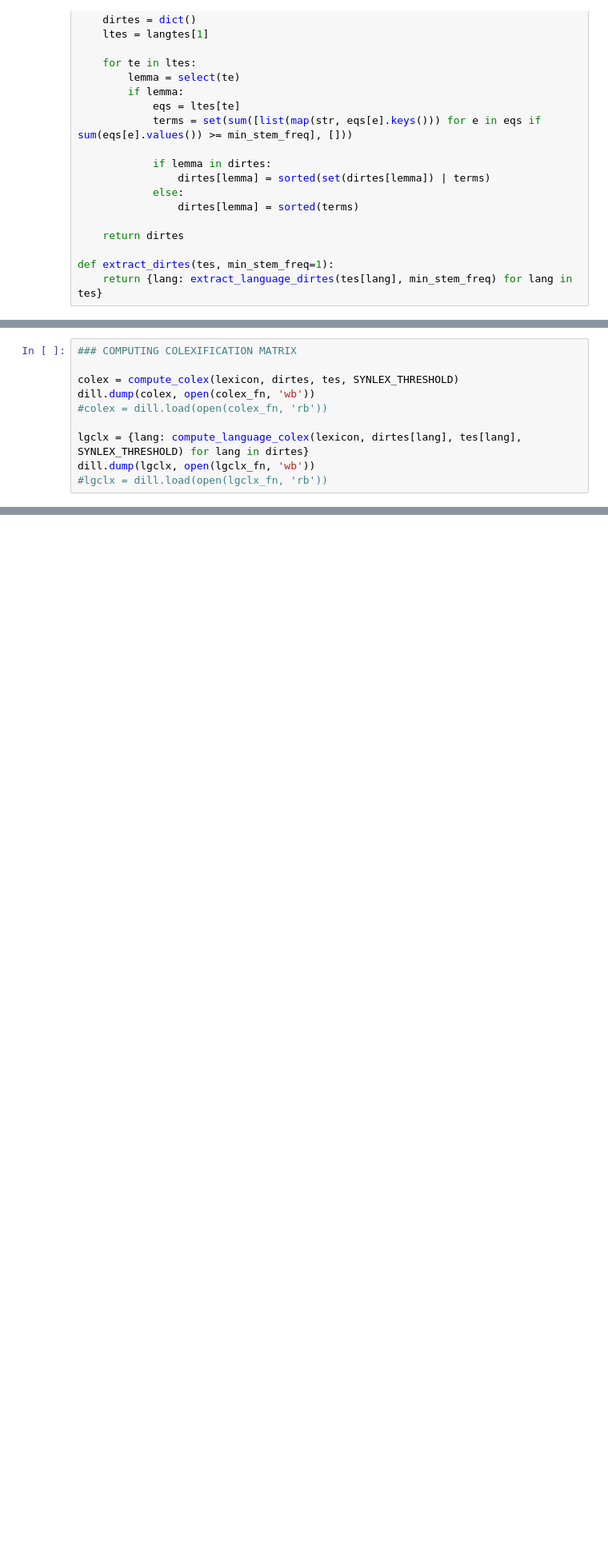
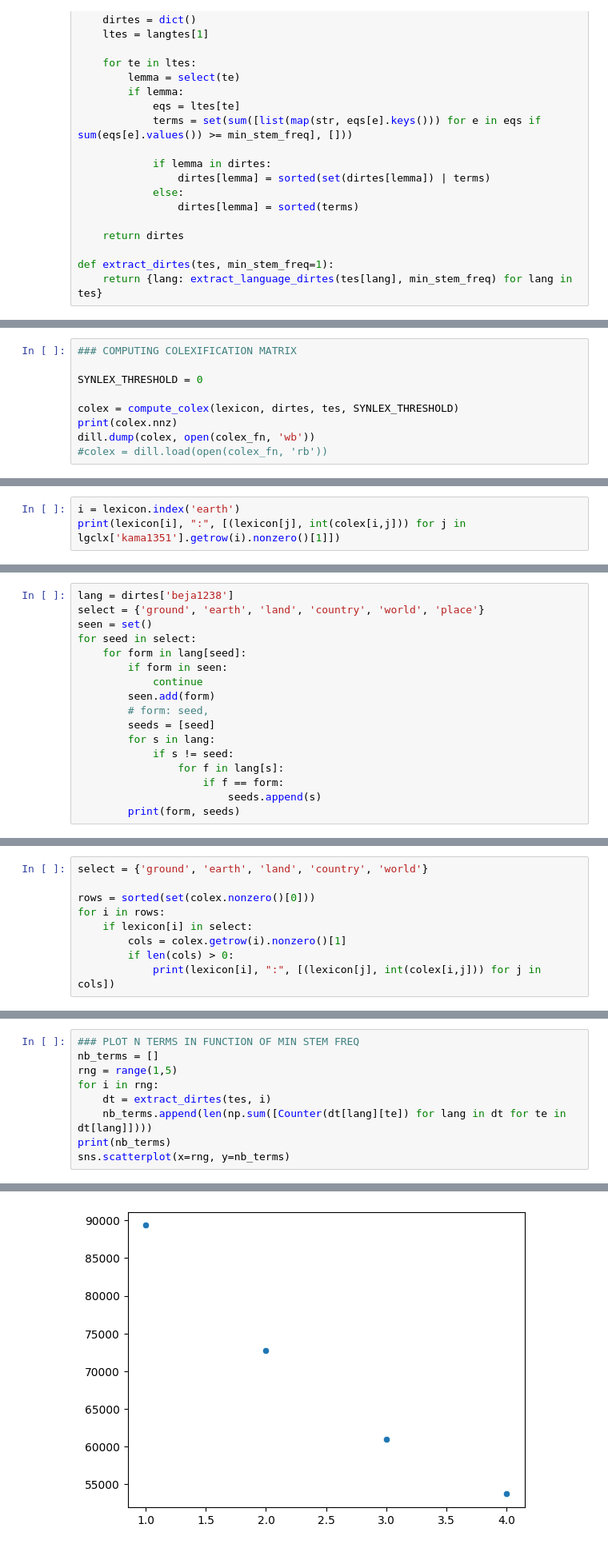
Before and after one commit to jtorgue/narrniche, a Jupyter notebook: notebooks/01_colexification.ipynb, the cells around one changed output, grey strips where cells are left out. Shown at 80% size. Drawn from its saved outputs; the diff is of its cells as text; blank space fills up the shorter version.

```diff
--- a/notebooks/01_colexification.ipynb
+++ b/notebooks/01_colexification.ipynb
@@ -278,11 +248,10 @@ removed 0 synlex from 118
 # %%
 ### COMPUTING COLEXIFICATION MATRIX
 
+SYNLEX_THRESHOLD = 0
+
 colex = compute_colex(lexicon, dirtes, tes, SYNLEX_THRESHOLD)
+print(colex.nnz)
 dill.dump(colex, open(colex_fn, 'wb'))
 #colex = dill.load(open(colex_fn, 'rb'))
-
-lgclx = {lang: compute_language_colex(lexicon, dirtes[lang], tes[lang], SYNLEX_THRESHOLD) for lang in dirtes}
-dill.dump(lgclx, open(lgclx_fn, 'wb'))
-#lgclx = dill.load(open(lgclx_fn, 'rb'))
 # %% [output]
@@ -325,0 +336,3 @@ zeal : [('diligent', 1), ('effort', 1)]
+# %%
+i = lexicon.index('earth')
+print(lexicon[i], ":", [(lexicon[j], int(colex[i,j])) for j in  lgclx['kama1351'].getrow(i).nonzero()[1]])
@@ -325,0 +341,17 @@ zeal : [('diligent', 1), ('effort', 1)]
+# %%
+lang = dirtes['beja1238']
+select = {'ground', 'earth', 'land', 'country', 'world', 'place'}
+seen = set()
+for seed in select:
+    for form in lang[seed]:
+        if form in seen:
+            continue
+        seen.add(form)
+        # form: seed,
+        seeds = [seed]
+        for s in lang:
+            if s != seed:
+                for f in lang[s]:
+                    if f == form:
+                        seeds.append(s)
+        print(form, seeds)
@@ -325,0 +428,9 @@ zeal : [('diligent', 1), ('effort', 1)]
+# %%
+select = {'ground', 'earth', 'land', 'country', 'world'}
+
+rows = sorted(set(colex.nonzero()[0]))
+for i in rows:
+    if lexicon[i] in select:
+        cols = colex.getrow(i).nonzero()[1]
+        if len(cols) > 0:
+            print(lexicon[i], ":", [(lexicon[j], int(colex[i,j])) for j in cols])
@@ -325,0 +443,10 @@ zeal : [('diligent', 1), ('effort', 1)]
+# %%
+### PLOT N TERMS IN FUNCTION OF MIN STEM FREQ
+nb_terms = []
+rng = range(1,5)
+for i in rng:
+    dt = extract_dirtes(tes, i)
+    nb_terms.append(len(np.sum([Counter(dt[lang][te]) for lang in dt for te in dt[lang]])))
+print(nb_terms)
+sns.scatterplot(x=rng, y=nb_terms)
+# %% [output]
@@ -326,3 +455,4 @@ zeal : [('diligent', 1), ('effort', 1)]
+[figure, added]
 # %%
 ### PLOT DECREASE OF COLEXES AS WE INCREASE MIN COLEX COUNT
 
```
Also changed, not shown: parts of 32 cells of this notebook, 24 other files.
